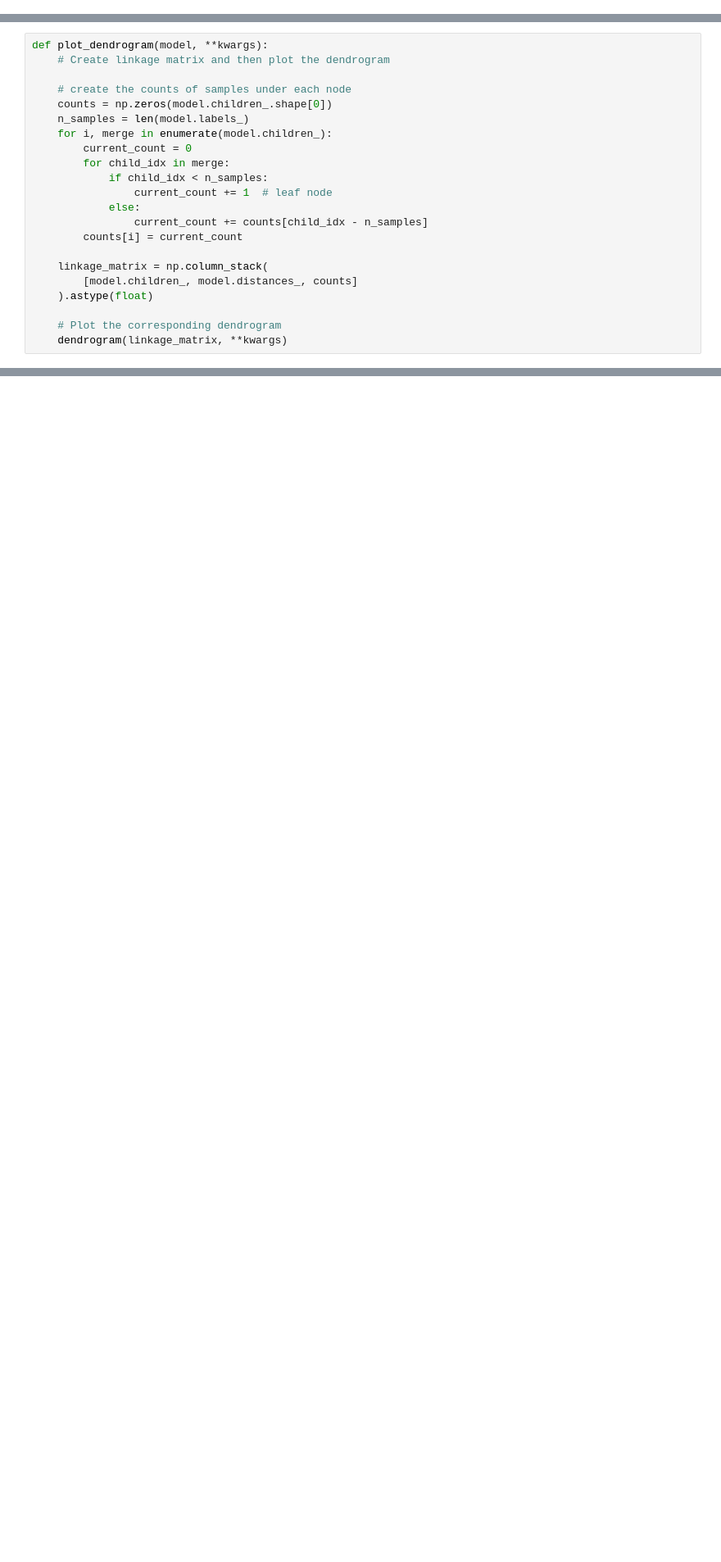
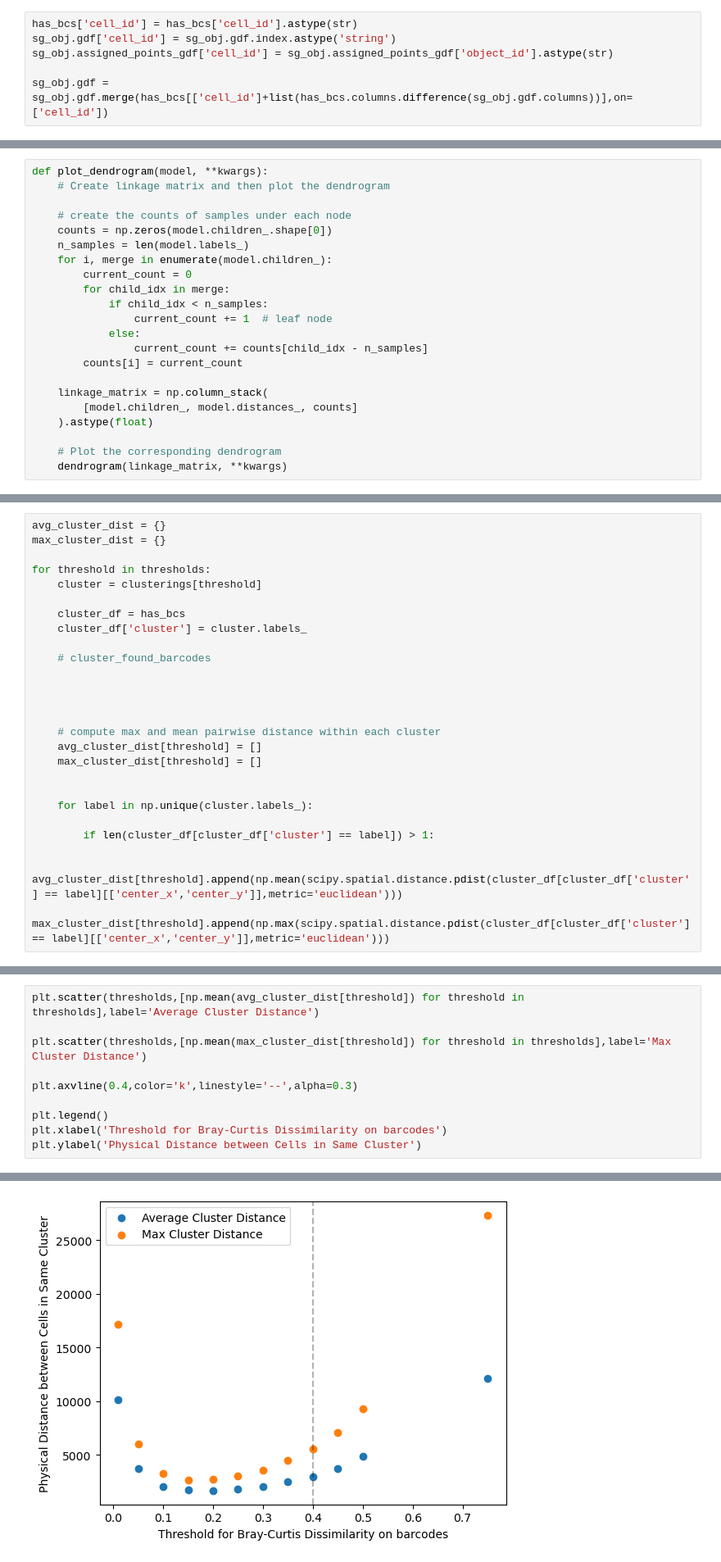
Before and after one commit to grantkinsler/SpatialBarcodes, a Jupyter notebook: analysis/clustering_threshold_analysis.ipynb, the cells around one changed output, grey strips where cells are left out. Shown at 82% size. Saved outputs shown, nothing was run; the diff lists cells and outputs as text; blank space fills up the shorter version.

```diff
--- a/analysis/clustering_threshold_analysis.ipynb
+++ b/analysis/clustering_threshold_analysis.ipynb
@@ -119,4 +126,10 @@ braycurtis_dist = scipy.spatial.distance.pdist(matrix_norm,metric='braycurtis')
 # %% [output]
 Clustering barcodes...
 Calculating distance matrix...
+# %%
+has_bcs['cell_id'] = has_bcs['cell_id'].astype(str)
+sg_obj.gdf['cell_id'] = sg_obj.gdf.index.astype('string')
+sg_obj.assigned_points_gdf['cell_id'] = sg_obj.assigned_points_gdf['object_id'].astype(str)
+
+sg_obj.gdf = sg_obj.gdf.merge(has_bcs[['cell_id']+list(has_bcs.columns.difference(sg_obj.gdf.columns))],on=['cell_id'])
 # %%
@@ -181,0 +212,26 @@ plot_dendrogram(clusterings[0],truncate_mode='level',color_threshold=0.4,p=9)
+# %%
+avg_cluster_dist = {}
+max_cluster_dist = {}
+
+for threshold in thresholds:
+    cluster = clusterings[threshold]
+
+    cluster_df = has_bcs
+    cluster_df['cluster'] = cluster.labels_
+
+    # cluster_found_barcodes
+
+
+
+
+    # compute max and mean pairwise distance within each cluster
+    avg_cluster_dist[threshold] = []
+    max_cluster_dist[threshold] = []
+
+
+    for label in np.unique(cluster.labels_):
+
+        if len(cluster_df[cluster_df['cluster'] == label]) > 1:
+
+            avg_cluster_dist[threshold].append(np.mean(scipy.spatial.distance.pdist(cluster_df[cluster_df['cluster'] == label][['center_x','center_y']],metric='euclidean')))
+            max_cluster_dist[threshold].append(np.max(scipy.spatial.distance.pdist(cluster_df[cluster_df['cluster'] == label][['center_x','center_y']],metric='euclidean')))
@@ -181,0 +245,11 @@ plot_dendrogram(clusterings[0],truncate_mode='level',color_threshold=0.4,p=9)
+# %%
+plt.scatter(thresholds,[np.mean(avg_cluster_dist[threshold]) for threshold in thresholds],label='Average Cluster Distance')
+
+plt.scatter(thresholds,[np.mean(max_cluster_dist[threshold]) for threshold in thresholds],label='Max Cluster Distance')
+
+plt.axvline(0.4,color='k',linestyle='--',alpha=0.3)
+
+plt.legend()
+plt.xlabel('Threshold for Bray-Curtis Dissimilarity on barcodes')
+plt.ylabel('Physical Distance between Cells in Same Cluster')
+# %% [output]
@@ -181,0 +257 @@ plot_dendrogram(clusterings[0],truncate_mode='level',color_threshold=0.4,p=9)
+[figure, added]
```
Also changed, not shown: parts of 38 cells of this notebook, 2 other files.
